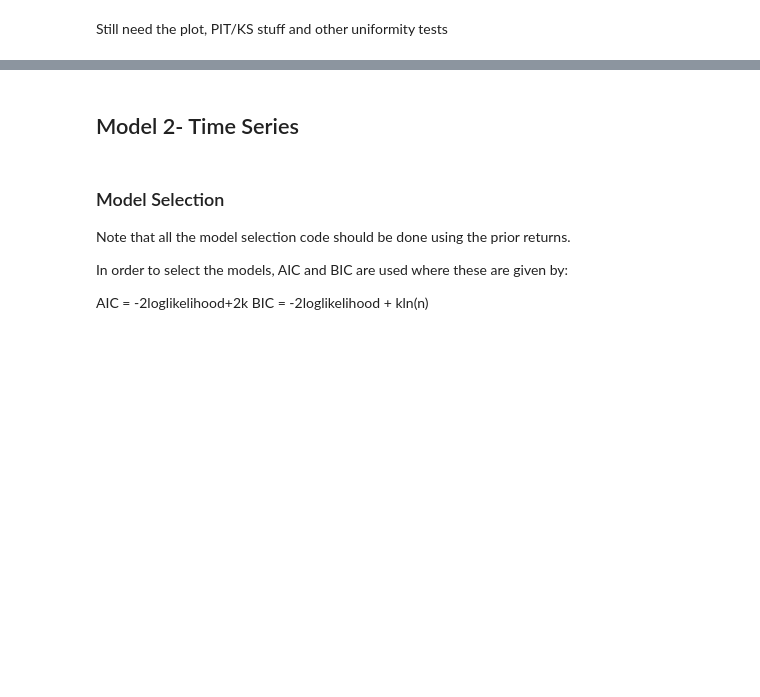
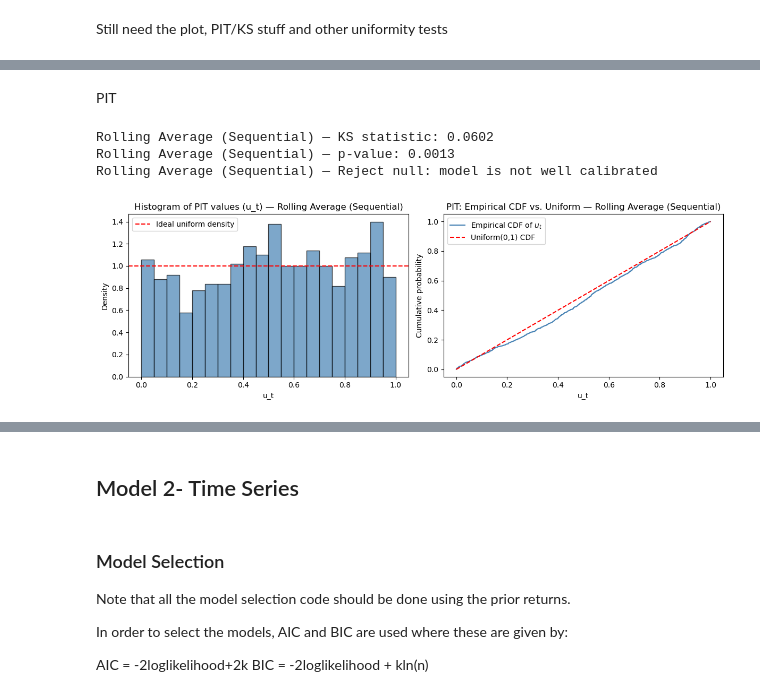
Before and after one commit to aditbasu1324/Volatility-Modelling-Through-Bayesian-Methods, a Jupyter notebook: Bayesian II-Copy3.ipynb, the cells around one changed output, grey strips where cells are left out. Drawn from its saved outputs; the diff is of its cells as text; code cells hidden in the pictures; blank space fills up the shorter version.

```diff
--- a/Bayesian II-Copy3.ipynb
+++ b/Bayesian II-Copy3.ipynb
@@ -612,0 +718,16 @@ for level in [50, 60, 70, 80, 85, 90, 95, 99]:
+# %% [markdown]
+PIT
+# %%
+forecast_sequential_rolling_pit, returns_sequential_rolling, dates_sequential_rolling_pit = align_series(
+    rolling_sequential, sequential_returns
+)
+u_t_sequential_rolling, ks_stat_sequential_rolling, p_value_sequential_rolling = compute_pit(
+    returns_sequential_rolling, forecast_sequential_rolling_pit, dist='normal'
+)
+print_pit_result(ks_stat_sequential_rolling, p_value_sequential_rolling, label="Rolling Average (Sequential)")
+plot_pit(u_t_sequential_rolling, label="Rolling Average (Sequential)")
+# %% [output]
+Rolling Average (Sequential) — KS statistic: 0.0602
+Rolling Average (Sequential) — p-value: 0.0013
+Rolling Average (Sequential) — Reject null: model is not well calibrated
+[figure, added]
```
Also changed, not shown: parts of 52 cells of this notebook, 4 other files.
